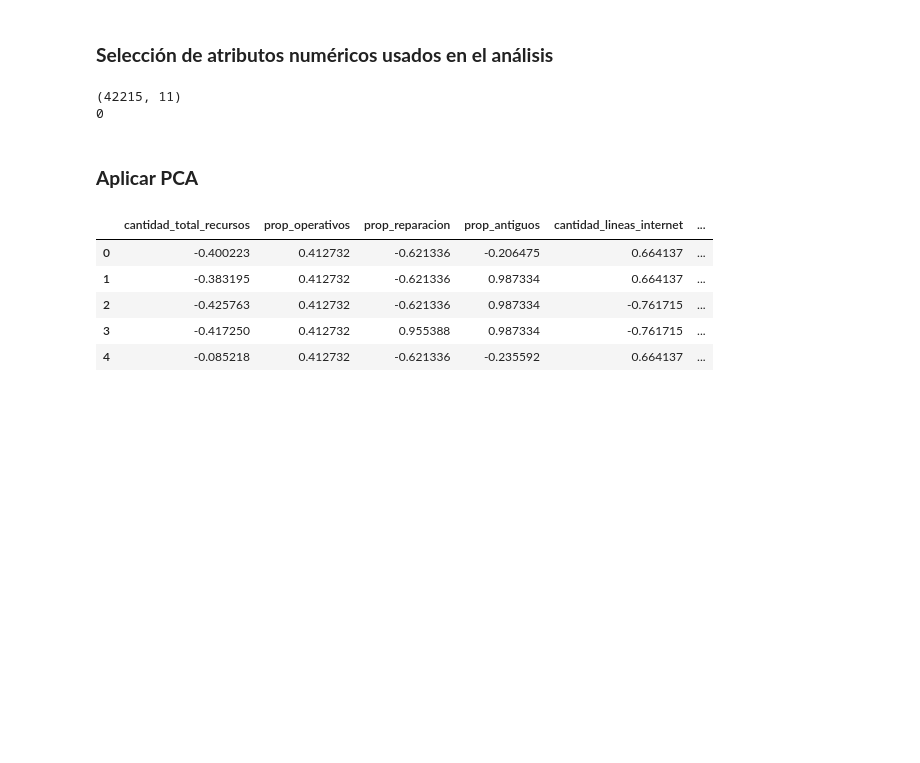
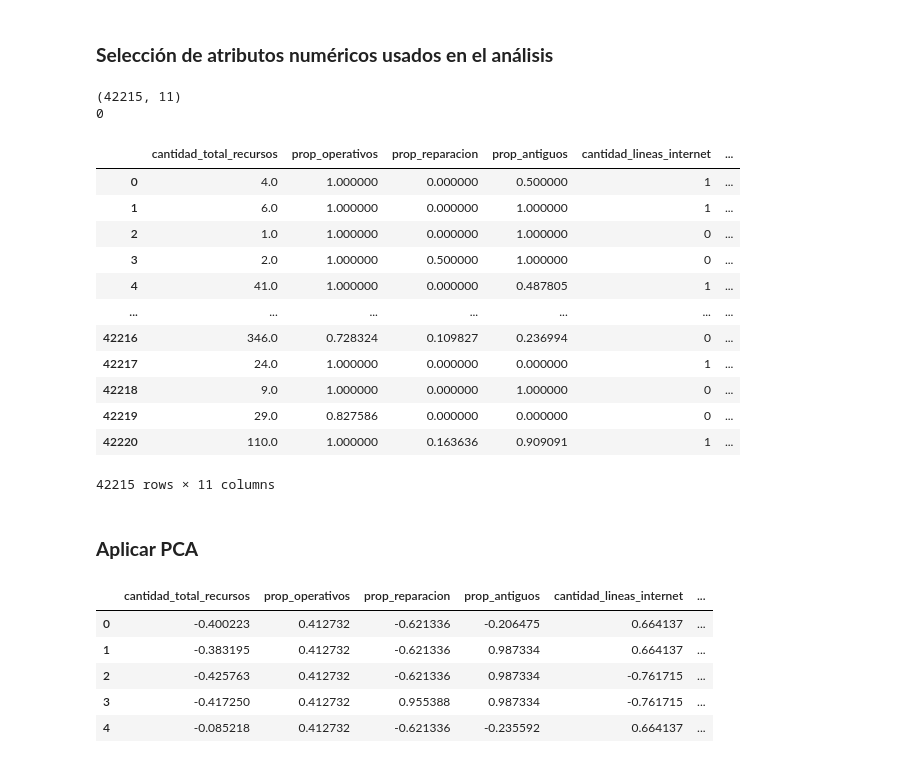
Before and after one commit to franciscosdafas133/Data_Mining_Project, a Jupyter notebook: Hito2_PCA.ipynb, the cells around one changed output. Cells and saved outputs as stored; diff of their text form; code cells hidden in the pictures; blank space fills up the shorter version.

Commit message:
Ejecutar Hito2_PCA completo
Regenera las salidas de todas las celdas e incluye la celda que muestra
matriz_analitica_numericas.

```diff
--- a/Hito2_PCA.ipynb
+++ b/Hito2_PCA.ipynb
@@ -2959,6 +2975,22 @@ print(matriz_analitica_numericas.isnull().sum().sum())
 # %% [output]
 (42215, 11)
 0
+# %%
+matriz_analitica_numericas
+# %% [output]
+|  | cantidad_total_recursos | prop_operativos | prop_reparacion | prop_antiguos | cantidad_lineas_internet | ... |
+| 0 | 4.0 | 1.000000 | 0.000000 | 0.500000 | 1 | ... |
+| 1 | 6.0 | 1.000000 | 0.000000 | 1.000000 | 1 | ... |
+| 2 | 1.0 | 1.000000 | 0.000000 | 1.000000 | 0 | ... |
+| 3 | 2.0 | 1.000000 | 0.500000 | 1.000000 | 0 | ... |
+| 4 | 41.0 | 1.000000 | 0.000000 | 0.487805 | 1 | ... |
+| ... | ... | ... | ... | ... | ... | ... |
+| 42216 | 346.0 | 0.728324 | 0.109827 | 0.236994 | 0 | ... |
+| 42217 | 24.0 | 1.000000 | 0.000000 | 0.000000 | 1 | ... |
+| 42218 | 9.0 | 1.000000 | 0.000000 | 1.000000 | 0 | ... |
+| 42219 | 29.0 | 0.827586 | 0.000000 | 0.000000 | 0 | ... |
+| 42220 | 110.0 | 1.000000 | 0.163636 | 0.909091 | 1 | ... |
+42215 rows × 11 columns
 # %% [markdown]
 ### **Aplicar PCA**
 # %%
```
Also changed, not shown: parts of 1 cell of this notebook.
